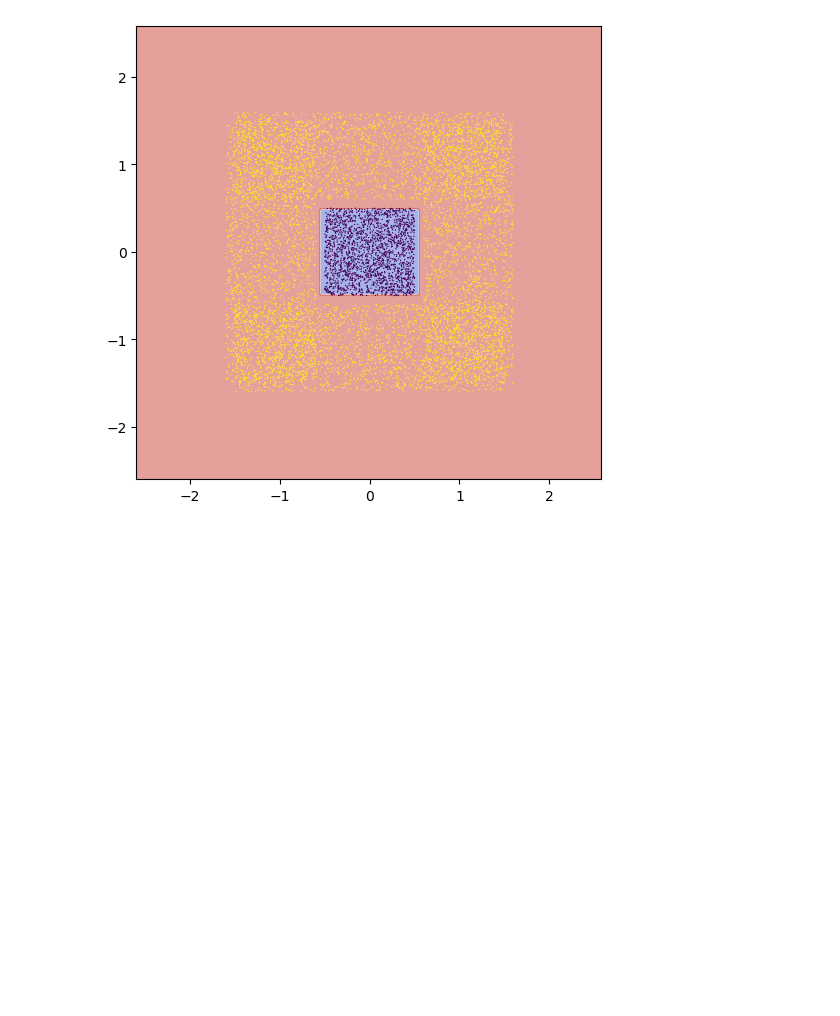
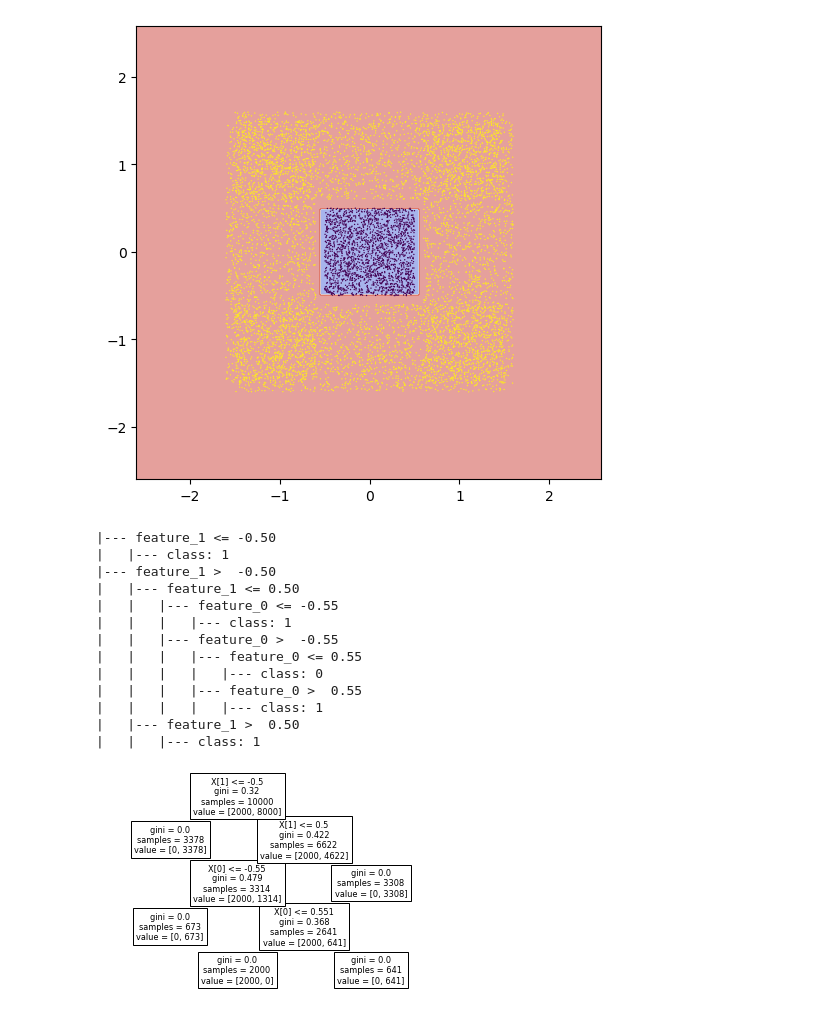
Before and after one commit to sdporzio/shared-examples, a Jupyter notebook: test.ipynb, the cells around one changed output. Cells and saved outputs as stored; diff of their text form; code cells hidden in the pictures; blank space fills up the shorter version.

```diff
--- a/test.ipynb
+++ b/test.ipynb
@@ -72,3 +72,23 @@ ax.scatter(X0,X1,c=y,s=1,ec='None')
 plt.show()
 # %% [output]
 [figure]
+# %%
+from sklearn.tree import export_text
+print(export_text(clf))
+text = tree.plot_tree(clf)
+plt.show()
+# %% [output]
+|--- feature_1 <= -0.50
+|   |--- class: 1
+|--- feature_1 >  -0.50
+|   |--- feature_1 <= 0.50
+|   |   |--- feature_0 <= -0.55
+|   |   |   |--- class: 1
+|   |   |--- feature_0 >  -0.55
+|   |   |   |--- feature_0 <= 0.55
+|   |   |   |   |--- class: 0
+|   |   |   |--- feature_0 >  0.55
+|   |   |   |   |--- class: 1
+|   |--- feature_1 >  0.50
+|   |   |--- class: 1
+[figure, added]
```
